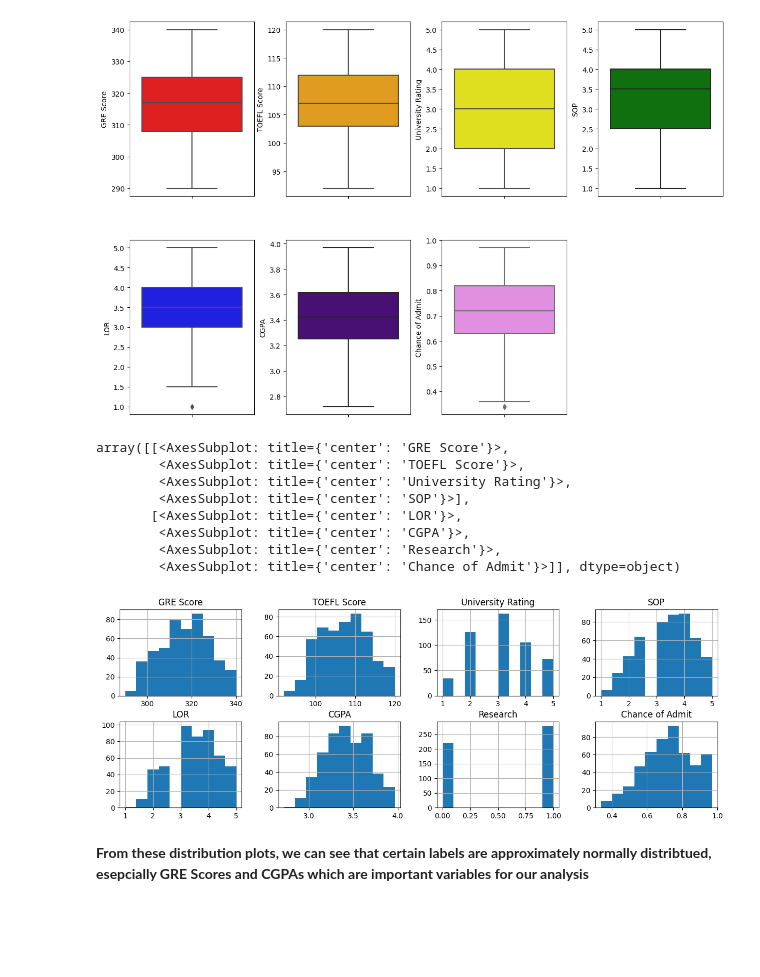
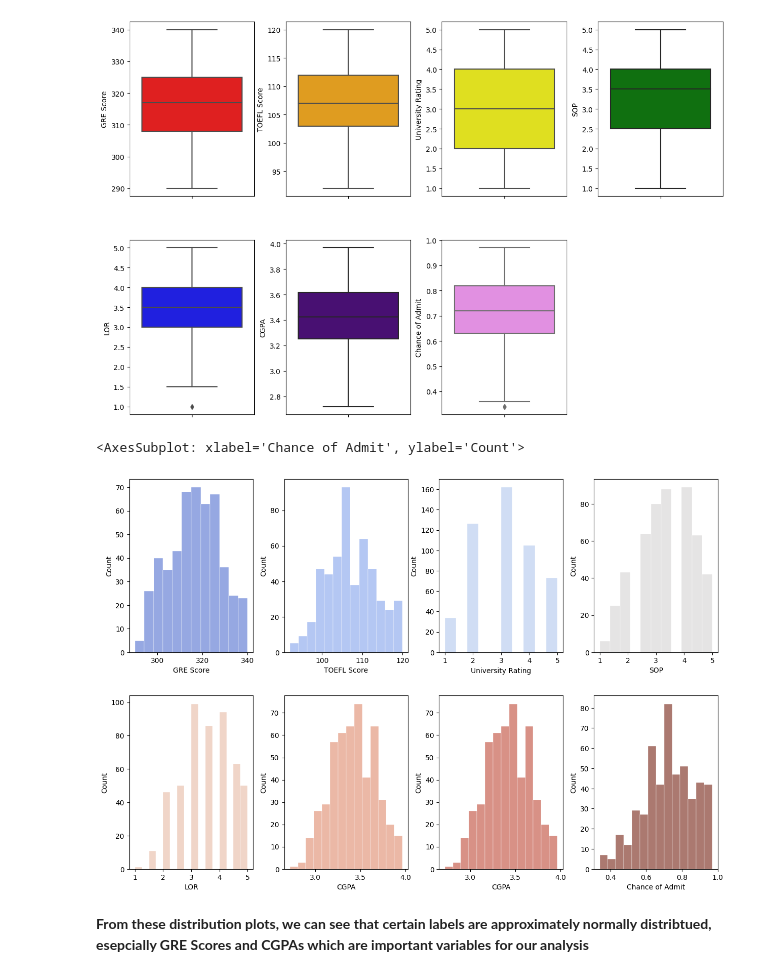
Before and after one commit to GAOChengzhan/Analysis_and_Prediction_of_Graduate_School_Admissions, a Jupyter notebook: data_analysis_visualization.ipynb, the cells around one changed output. Saved outputs shown, nothing was run; the diff lists cells and outputs as text; code cells hidden in the pictures; blank space fills up the shorter version.

Commit message:
new visualizations

```diff
--- a/data_analysis_visualization.ipynb
+++ b/data_analysis_visualization.ipynb
@@ -113,19 +113,36 @@ sns.boxplot(y=kaggle['Chance of Admit'], ax=axes[1][2], color='violet')
 # %% [output]
 <AxesSubplot: ylabel='Chance of Admit'>
 [figure]
-# %%
-# Distribution of columns labels
-kaggle.hist(figsize=(15,5), layout=(2,4))
-# %% [output]
-array([[<AxesSubplot: title={'center': 'GRE Score'}>,
-        <AxesSubplot: title={'center': 'TOEFL Score'}>,
-        <AxesSubplot: title={'center': 'University Rating'}>,
-        <AxesSubplot: title={'center': 'SOP'}>],
-       [<AxesSubplot: title={'center': 'LOR'}>,
-        <AxesSubplot: title={'center': 'CGPA'}>,
-        <AxesSubplot: title={'center': 'Research'}>,
-        <AxesSubplot: title={'center': 'Chance of Admit'}>]], dtype=object)
-[figure, removed]
+# %%
+fig, axes = plt.subplots(2, 4, figsize=(15, 10))
+fig.subplots_adjust(hspace=0.25, wspace=0.25)
+
+# GRE Scores
+sns.histplot(data=kaggle, x='GRE Score', ax=axes[0][0], linewidth=0.3, edgecolor='white', color='#738bd9')
+
+# TOEFL Scores
+sns.histplot(data=kaggle, x='TOEFL Score', ax=axes[0][1], linewidth=0.3, edgecolor='white', color='#9bb5f0')
+
+# University Rating
+sns.histplot(data=kaggle, x='University Rating', linewidth=0.3, edgecolor='white', ax=axes[0][2], color='#c1d2f1')
+
+# Statement of Purposes
+sns.histplot(data=kaggle, x='SOP', ax=axes[0][3], linewidth=0.3, edgecolor='white', color='#dddcdc')
+
+# Letter of Recommendations
+sns.histplot(data=kaggle, x='LOR', ax=axes[1][0], linewidth=0.3, edgecolor='white', color='#ecc7b6')
+
+# CGPA
+sns.histplot(data=kaggle, x='CGPA', ax=axes[1][1], linewidth=0.3, edgecolor='white', color='#e5a089')
+
+# Research
+sns.histplot(data=kaggle, x='CGPA', ax=axes[1][2], linewidth=0.3, edgecolor='white', color='#cc6c5e')
+
+# Chance of Admission
+sns.histplot(data=kaggle, x='Chance of Admit', ax=axes[1][3], linewidth=0.3, edgecolor='white', color='#8f4c40')
+# %% [output]
+<AxesSubplot: xlabel='Chance of Admit', ylabel='Count'>
+[figure, added]
 # %% [markdown]
 **From these distribution plots, we can see that certain labels are approximately normally distribtued, esepcially GRE Scores and CGPAs which are important variables for our analysis**
 # %%
```
Also changed, not shown: parts of 2 cells of this notebook, 4 other files.
